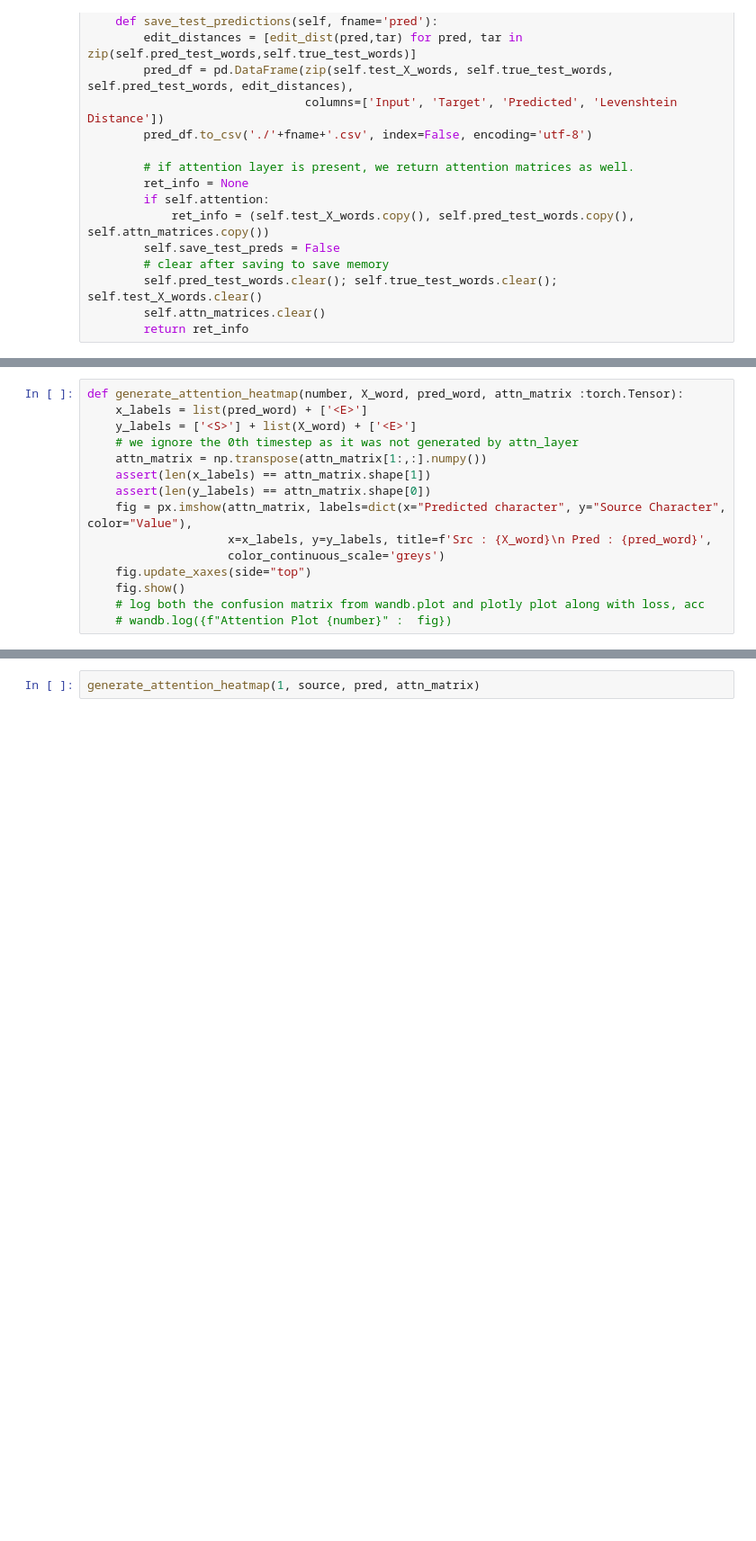
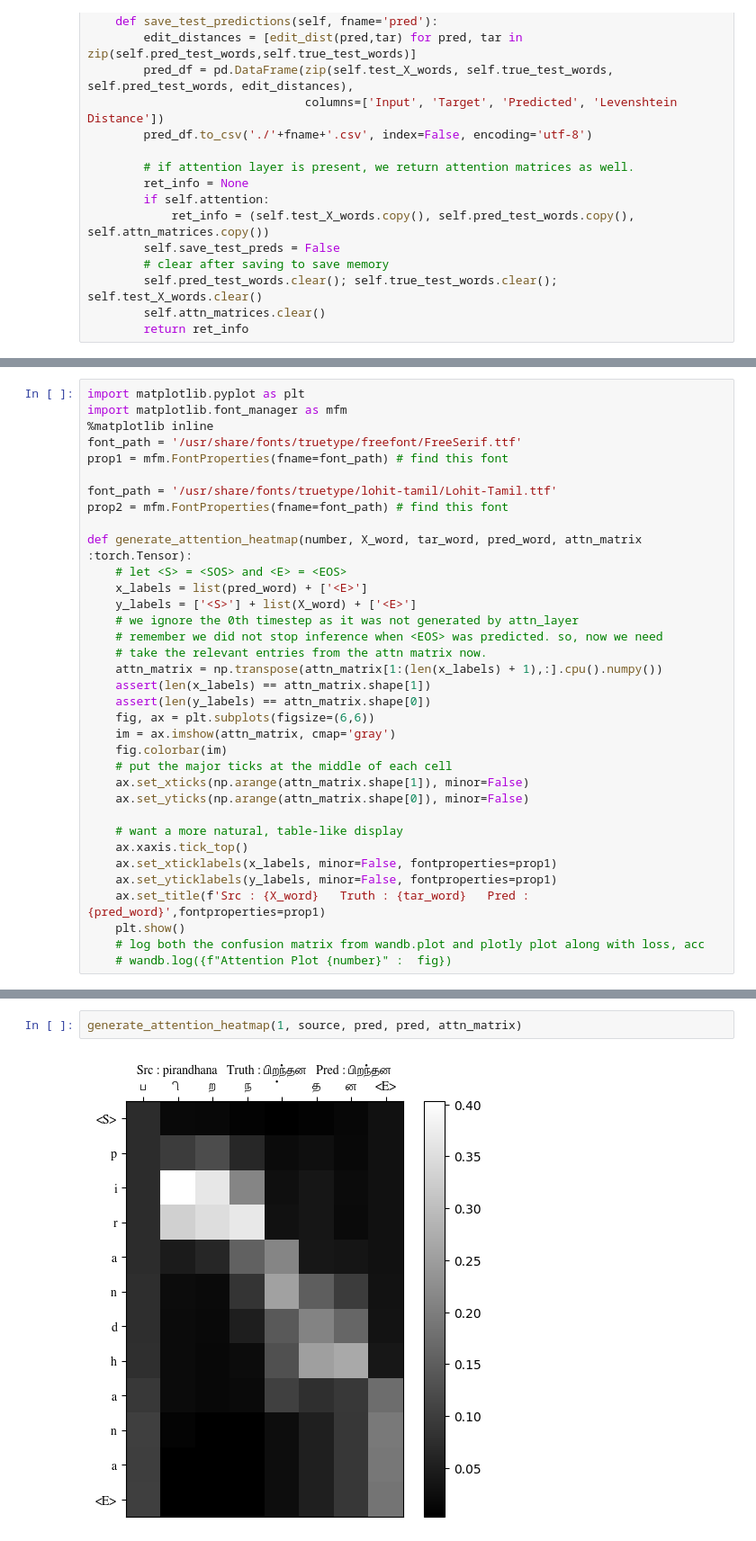
Before and after one commit to vikram-kv/cs6910_assignment3, a Jupyter notebook: best_with_attention.ipynb, the cells around one changed output, grey strips where cells are left out. Shown: that part at 90% size. Cells and saved outputs as stored; diff of their text form; blank space fills up the shorter version.

Commit message:
checked attention alignment; looks good;

```diff
--- a/best_with_attention.ipynb
+++ b/best_with_attention.ipynb
@@ -287,15 +313,35 @@ class Runner(lt.LightningModule):
 # %%
-def generate_attention_heatmap(number, X_word, pred_word, attn_matrix :torch.Tensor):
+import matplotlib.pyplot as plt
+import matplotlib.font_manager as mfm
+%matplotlib inline
+font_path = '/usr/share/fonts/truetype/freefont/FreeSerif.ttf'
+prop1 = mfm.FontProperties(fname=font_path) # find this font
+
+font_path = '/usr/share/fonts/truetype/lohit-tamil/Lohit-Tamil.ttf'
+prop2 = mfm.FontProperties(fname=font_path) # find this font
+
+def generate_attention_heatmap(number, X_word, tar_word, pred_word, attn_matrix :torch.Tensor):
+    # let <S> = <SOS> and <E> = <EOS>
     x_labels = list(pred_word) + ['<E>']
     y_labels = ['<S>'] + list(X_word) + ['<E>']
     # we ignore the 0th timestep as it was not generated by attn_layer
-    attn_matrix = np.transpose(attn_matrix[1:,:].numpy())
+    # remember we did not stop inference when <EOS> was predicted. so, now we need
+    # take the relevant entries from the attn matrix now.
+    attn_matrix = np.transpose(attn_matrix[1:(len(x_labels) + 1),:].cpu().numpy())
     assert(len(x_labels) == attn_matrix.shape[1])
     assert(len(y_labels) == attn_matrix.shape[0])
-    fig = px.imshow(attn_matrix, labels=dict(x="Predicted character", y="Source Character", color="Value"),
-                    x=x_labels, y=y_labels, title=f'Src : {X_word}\n Pred : {pred_word}',
-                    color_continuous_scale='greys')
-    fig.update_xaxes(side="top")
-    fig.show()
+    fig, ax = plt.subplots(figsize=(6,6))
+    im = ax.imshow(attn_matrix, cmap='gray')
+    fig.colorbar(im)
+    # put the major ticks at the middle of each cell
+    ax.set_xticks(np.arange(attn_matrix.shape[1]), minor=False)
+    ax.set_yticks(np.arange(attn_matrix.shape[0]), minor=False)
+
+    # want a more natural, table-like display
+    ax.xaxis.tick_top()
+    ax.set_xticklabels(x_labels, minor=False, fontproperties=prop1)
+    ax.set_yticklabels(y_labels, minor=False, fontproperties=prop1)
+    ax.set_title(f'Src : {X_word}   Truth : {tar_word}   Pred : {pred_word}',fontproperties=prop1)
+    plt.show()
     # log both the confusion matrix from wandb.plot and plotly plot along with loss, acc
     # wandb.log({f"Attention Plot {number}" :  fig})
@@ -327,2 +407,4 @@ tensor([[0.2008, 0.5093, 0.5218, 0.7471, 0.0690, 0.5574, 0.4257, 0.5440, 0.3209,
 # %%
-generate_attention_heatmap(1, source, pred, attn_matrix)
+generate_attention_heatmap(1, source, pred, pred, attn_matrix)
+# %% [output]
+[figure, added]
```
Also changed, not shown: parts of 6 cells of this notebook, 6 other files.
